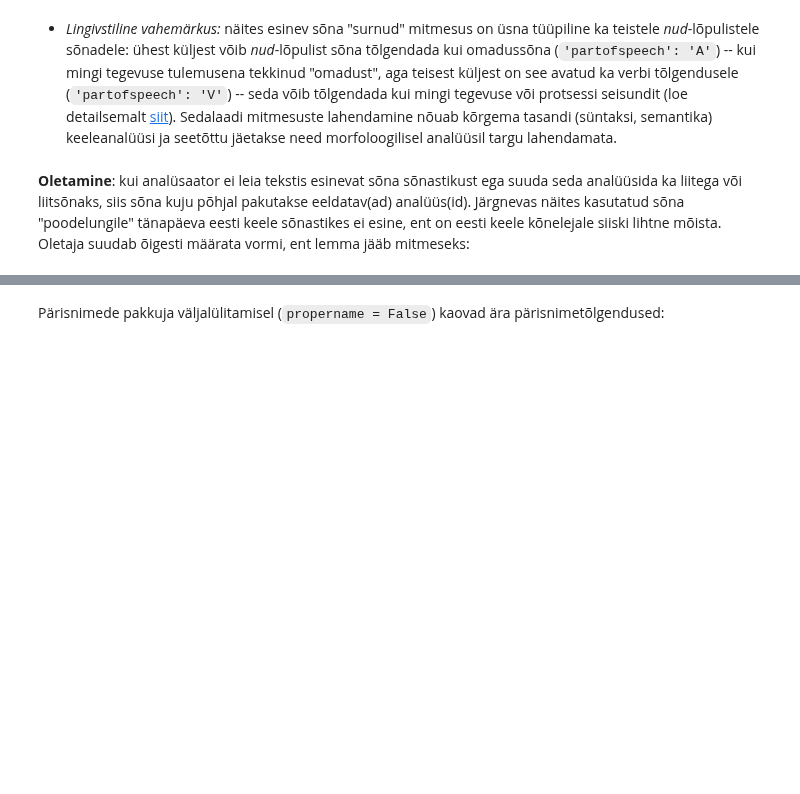
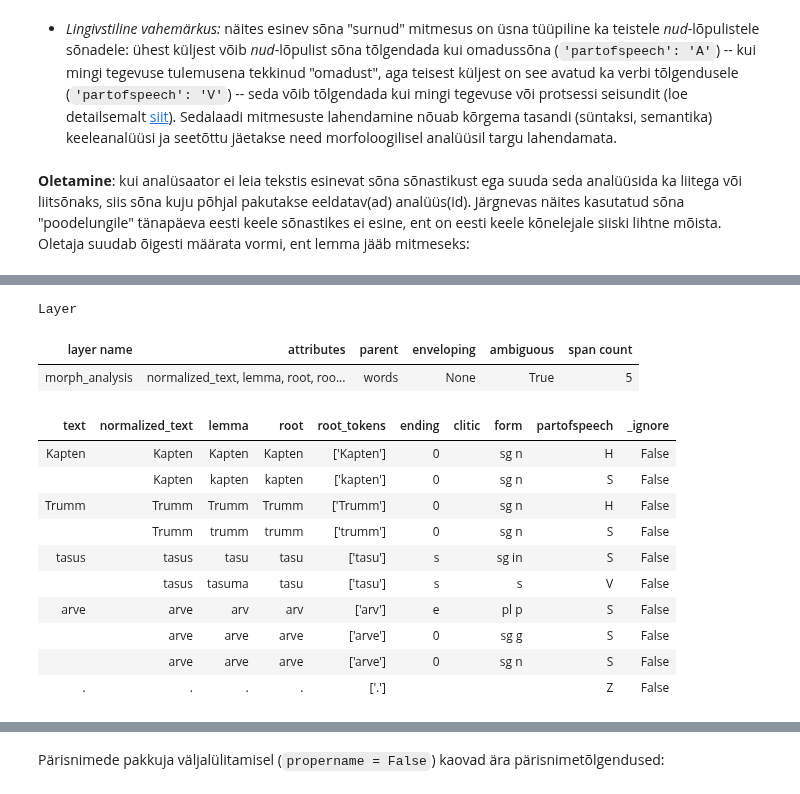
Before and after one commit to d009/EstNLP, a Jupyter notebook: Praktikum2/Praktikum_2.ipynb, the cells around one changed output, grey strips where cells are left out. Cells and saved outputs as stored; diff of their text form; code cells hidden in the pictures; blank space fills up the shorter version.

```diff
--- a/Praktikum2/Praktikum_2.ipynb
+++ b/Praktikum2/Praktikum_2.ipynb
@@ -373,0 +387,4 @@ Text("Mees oli surnud.", disambiguate = False).postags
+# %%
+# Teostame morfoloogilise analüüsi ilma ühestamiseta
+text = Text("Kapten Trumm tasus arve.")
+text.tag_layer(resolver=resolver)
@@ -373,0 +400,17 @@ Text("Mees oli surnud.", disambiguate = False).postags
+# %%
+text.morph_analysis
+# %% [output]
+Layer
+| layer name | attributes | parent | enveloping | ambiguous | span count |
+| morph_analysis | normalized_text, lemma, root, roo... | words | None | True | 5 |
+| text | normalized_text | lemma | root | root_tokens | ending | clitic | form | partofspeech | _ignore |
+| Kapten | Kapten | Kapten | Kapten | ['Kapten'] | 0 |  | sg n | H | False |
+|  | Kapten | kapten | kapten | ['kapten'] | 0 |  | sg n | S | False |
+| Trumm | Trumm | Trumm | Trumm | ['Trumm'] | 0 |  | sg n | H | False |
+|  | Trumm | trumm | trumm | ['trumm'] | 0 |  | sg n | S | False |
+| tasus | tasus | tasu | tasu | ['tasu'] | s |  | sg in | S | False |
+|  | tasus | tasuma | tasu | ['tasu'] | s |  | s | V | False |
+| arve | arve | arv | arv | ['arv'] | e |  | pl p | S | False |
+|  | arve | arve | arve | ['arve'] | 0 |  | sg g | S | False |
+|  | arve | arve | arve | ['arve'] | 0 |  | sg n | S | False |
+| . | . | . | . | ['.'] |  |  |  | Z | False |
```
Also changed, not shown: parts of 121 cells of this notebook.
